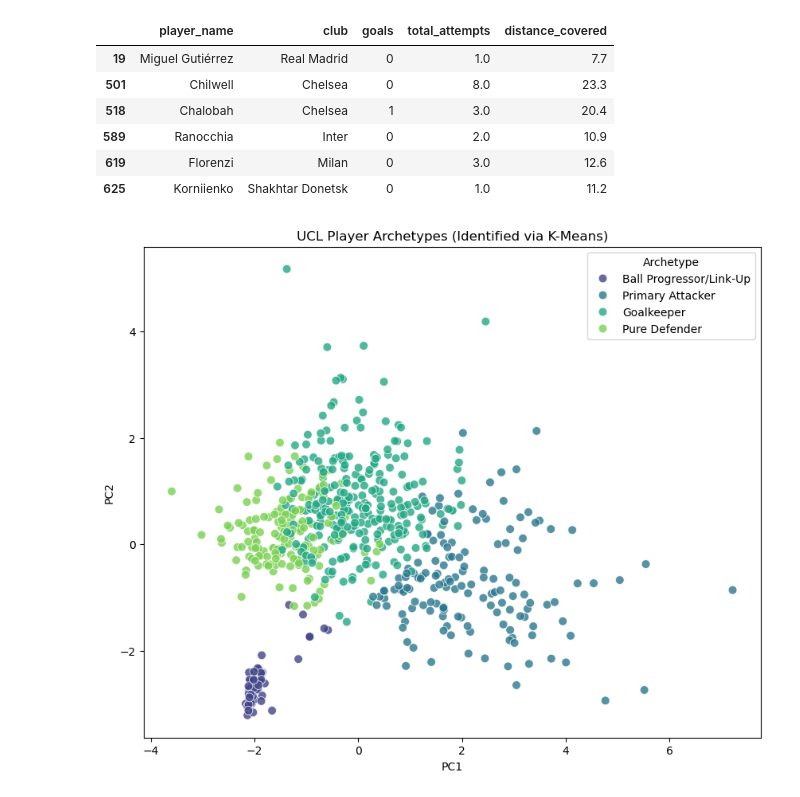
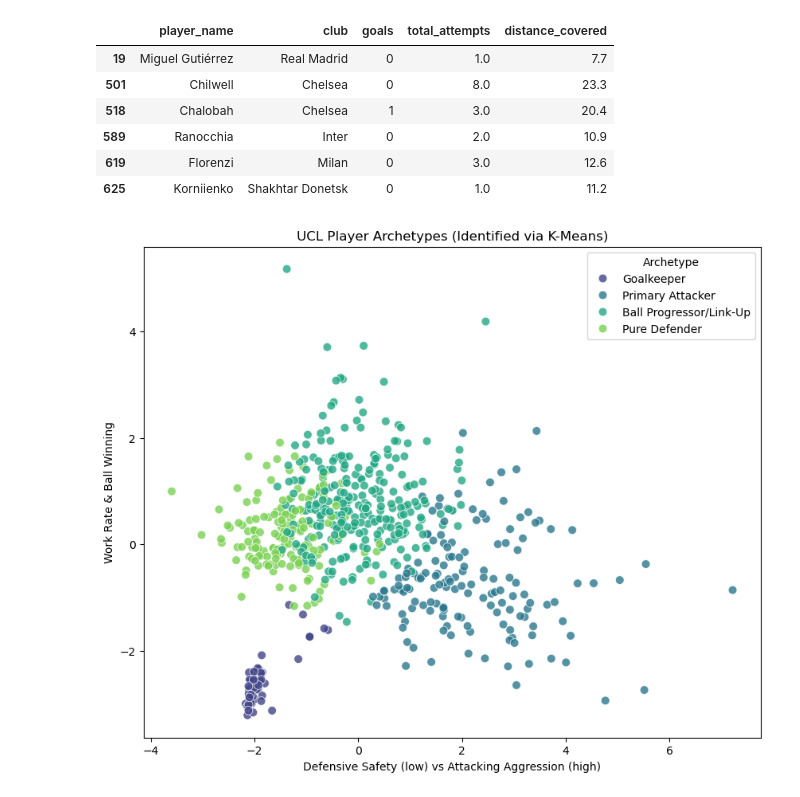
Before and after one commit to Kyle4646/CSE2600_finalproject, a Jupyter notebook: k-means.ipynb, the cells around one changed output. Drawn from its saved outputs; the diff is of its cells as text; code cells hidden in the pictures.

```diff
--- a/k-means.ipynb
+++ b/k-means.ipynb
@@ -272,22 +282,24 @@ Defenders found in Attacking Cluster 0:
 # %%
 # Create a new column with string labels
 ucl_kmeans['Archetype'] = ucl_kmeans['cluster_label'].map({
     0: 'Primary Attacker',
     1: 'Pure Defender',
-    2: 'Ball Progressor/Link-Up',
-    3: 'Goalkeeper'
+    2: 'Goalkeeper',
+    3: 'Ball Progressor/Link-Up'
 })
 
 # Add the PCA columns into this dataframe
 # df_plot was created earlier and holds the PC1/PC2 values
 ucl_kmeans['PC1'] = df_plot['PC1']
 ucl_kmeans['PC2'] = df_plot['PC2']
 
 # Running the scatter plot
 import seaborn as sns
 plt.figure(figsize=(10, 8))
 sns.scatterplot(x='PC1', y='PC2', hue='Archetype', data=ucl_kmeans, palette='viridis', s=60, alpha=0.8)
 plt.title('UCL Player Archetypes (Identified via K-Means)')
+plt.xlabel("Defensive Safety (low) vs Attacking Aggression (high)")
+plt.ylabel("Work Rate & Ball Winning")
 plt.show()
 # %% [output]
-[figure, old version]
+[figure, new version]
```
Also changed, not shown: parts of 2 cells of this notebook.
